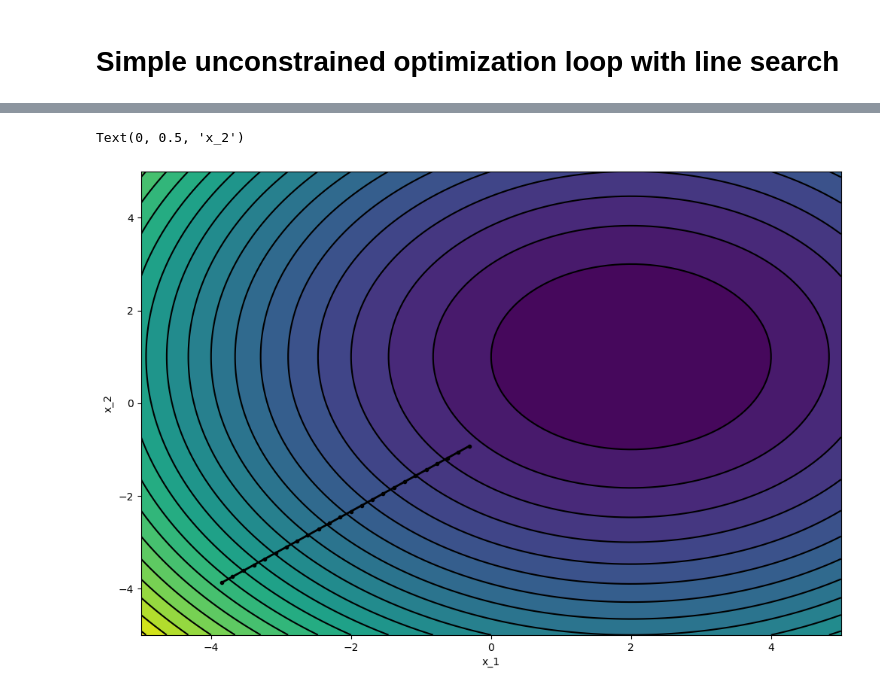
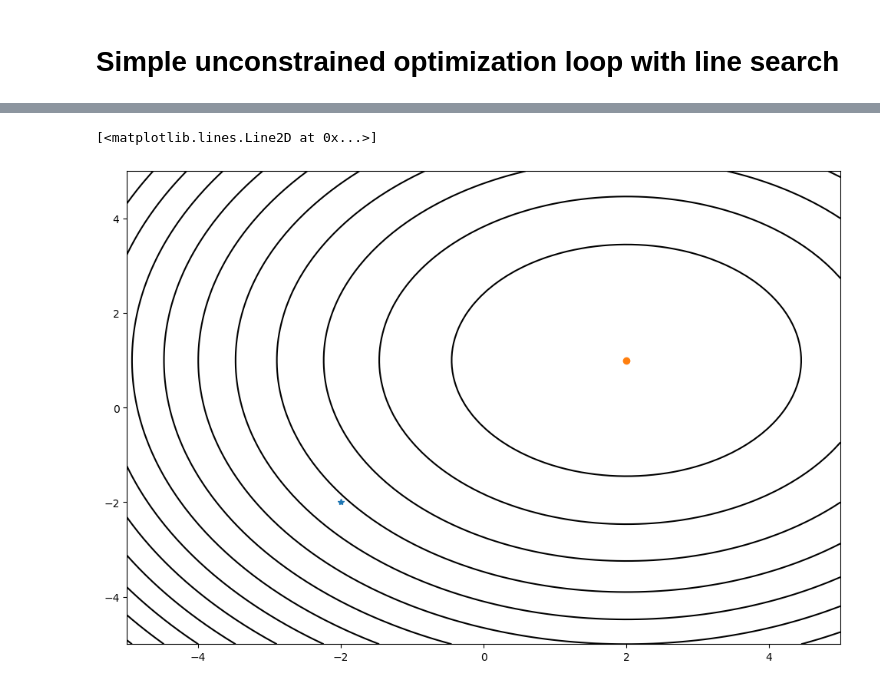
Before and after one commit to r-ashwin/aersp497, a Jupyter notebook: hw2/inclass_example.ipynb, the cells around one changed output, grey strips where cells are left out. Cells and saved outputs as stored; diff of their text form; code cells hidden in the pictures.

```diff
--- a/hw2/inclass_example.ipynb
+++ b/hw2/inclass_example.ipynb
@@ -31,4 +27,0 @@ import jax.numpy as jnp # this is a thin wrapper for numpy within JAX
-# %%
-x = np.array([1.0, 1.0]) # point where I want to compute gradient
-gradf = grad(f)
-print(f"the gradient of f(x) at x=[1, 1]  is {gradf(x)}")
@@ -96,0 +30,26 @@ iteration 24, gradient norm 4.625072956085205
+# %%
+import jax.numpy as jnp # this is a thin wrapper to NumPy within JAX
+from jax import grad, hessian
+
+# gradient
+grad = grad(f)
+hess = hessian(f)
+# %%
+x0 = np.array([-2., -2.])
+
+tol = 1e-6 # tolerance for convergence
+gk = grad(x0)
+
+xk = x0
+
+counter = 1
+while np.linalg.norm(gk, np.inf) > tol:
+
+    pk = -gk / np.linalg.norm(gk) # search direction (steepest descent)
+    ak = 0.1 # I am picking a constant step length for simplicity # This is all you need to modify for HW2
+    xk = xk + ak*pk
+
+    print(f"iteration {counter},  new iterate xk {xk}, gradient norm {np.linalg.norm(gk, np.inf)}")
+
+    gk = grad(xk) # recompute gradient at the new iterate
+    counter = counter + 1
@@ -97,11 +74,8 @@ iteration 24, gradient norm 4.625072956085205
 # %%
-plt.figure(figsize=[12,8])
-c = plt.contour(x1v, x2v, f(x).reshape(100, 100), levels=25, colors='k')
-c2 = plt.contourf(x1v, x2v, f(x).reshape(100, 100), levels=25)
-
-plt.plot(np.array(iterates)[:,0], np.array(iterates)[:,1], lw=2, marker='.', c='k')
-plt.xlabel("x_1")
-plt.ylabel("x_2")
+plt.figure(figsize=(12, 8))
+c = plt.contour(x1v, x2v, f(x).reshape(100, 100), levels=15, colors="k")
+plt.plot(x0[0], x0[1], marker='*', label="starting point")
+plt.plot(xk[0], xk[1], marker='o', label="final point")
 # %% [output]
-Text(0, 0.5, 'x_2')
+[<matplotlib.lines.Line2D at 0x...>]
-[figure, old version]
+[figure, new version]
```
Also changed, not shown: parts of 14 cells of this notebook.
